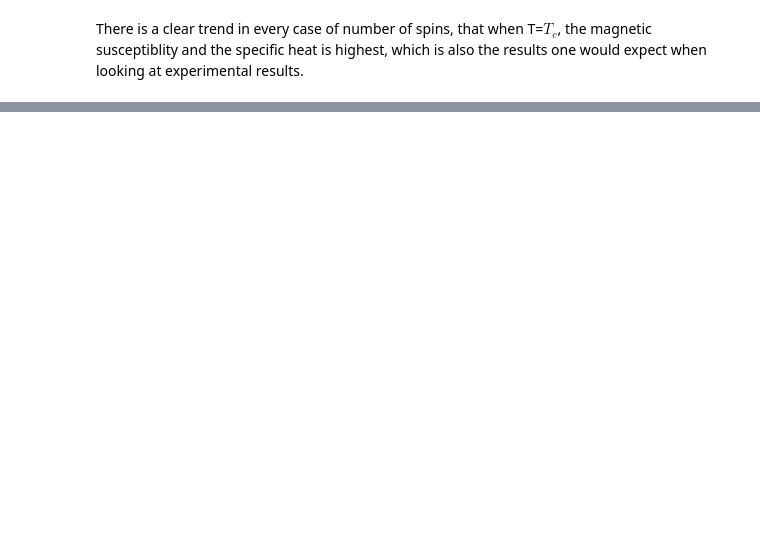
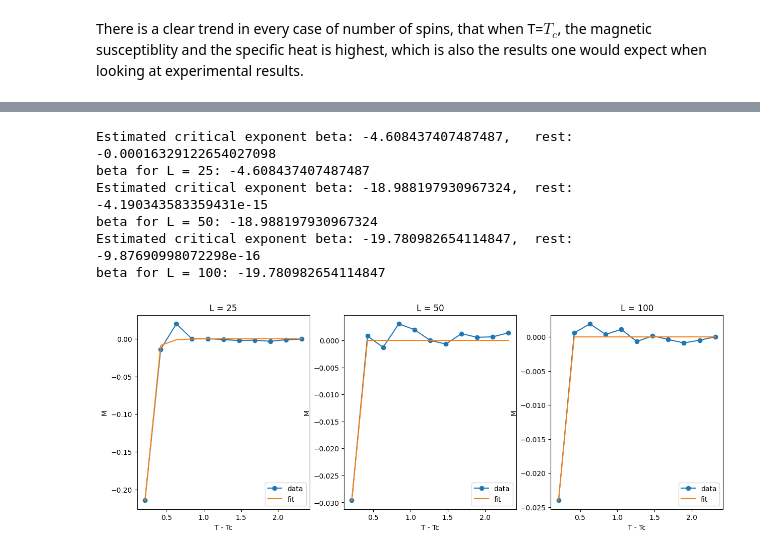
Before and after one commit to ivergro/Soft-Matter-Physics, a Jupyter notebook: Exercise_6_IM/results.ipynb, the cells around one changed output, grey strips where cells are left out. Cells and saved outputs as stored; diff of their text form; code cells hidden in the pictures; blank space fills up the shorter version.

```diff
--- a/Exercise_6_IM/results.ipynb
+++ b/Exercise_6_IM/results.ipynb
@@ -135,0 +551,24 @@ There is a clear trend in every case of number of spins, that when T=$T_c$, the
+# %%
+
+def fit_beta(Tc_num, L_int, all_Ms, ax):
+    L = Ls_X[L_int]
+    def power_law(x, a, b):
+        return a * x**(b)
+
+    Ts_beta = Ts_sweeps_real[Tc_num-1:] # Temperatures
+    Ms_beta = all_Ms[L_int][Tc_num-1:] #[L][T]
+
+    # Fit power law to data
+    p0 = [1, 0.125]
+    popt, pcov = curve_fit(power_law, Ts_beta - Tc_ce, Ms_beta, p0=p0, maxfev=10000)
+
+    # Plot data and fit
+    ax.plot(Ts_beta - Tc_ce, Ms_beta, '-o', label='data')
+    ax.plot(Ts_beta - Tc_ce, power_law(abs(Ts_beta - Tc_ce), *popt), '-', label="fit")
+    ax.set_xlabel('T - Tc')
+    ax.set_ylabel('M')
+    ax.legend()
+
+    print(f"Estimated critical exponent beta: {popt[1]},\trest: {popt[0]}")
+
+    return popt[1]
@@ -135,0 +598,23 @@ There is a clear trend in every case of number of spins, that when T=$T_c$, the
+# %%
+Tc_num = 10
+fig_beta, axes_beta = plt.subplots(1,3)
+Ls_M = [25, 50, 100]
+for i in range(len(Ls_M)):
+    # filename_M = "magnetizations_L="+str(Ls_X[i])+"_sweeps="+str(sweeps)+".txt"
+    # filepath = "./data/T={:.6f}/".format(Ts[1])
+    beta = fit_beta(Tc_num, i, all_Ms, axes_beta[i])
+    axes_beta[i].set_title(f"L = {Ls_M[i]}")
+    print(f"beta for L = {Ls_M[i]}: {beta}")
+
+fig.suptitle(r"\beta estimate", size=20)
+fig.legend()
+fig_beta.set_size_inches(15,5)
+plt.show()
+# %% [output]
+Estimated critical exponent beta: -4.608437407487487,   rest: -0.00016329122654027098
+beta for L = 25: -4.608437407487487
+Estimated critical exponent beta: -18.988197930967324,  rest: -4.190343583359431e-15
+beta for L = 50: -18.988197930967324
+Estimated critical exponent beta: -19.780982654114847,  rest: -9.87690998072298e-16
+beta for L = 100: -19.780982654114847
+[figure, added]
```
Also changed, not shown: parts of 31 cells of this notebook, 15 other files.
